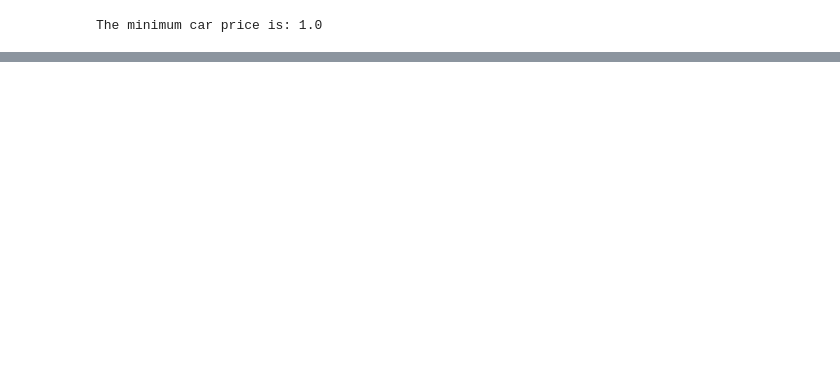
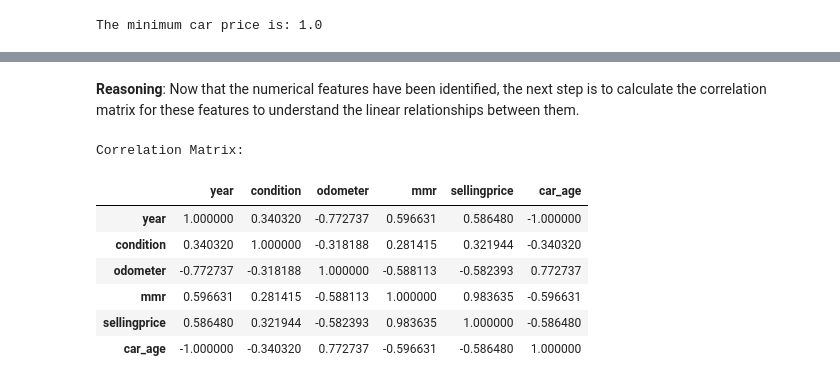
Before and after one commit to ashwinim2050/HeroVired-Assignment, a Jupyter notebook: Assignment.ipynb, the cells around one changed output, grey strips where cells are left out. Saved outputs shown, nothing was run; the diff lists cells and outputs as text; code cells hidden in the pictures; blank space fills up the shorter version.

```diff
--- a/Assignment.ipynb
+++ b/Assignment.ipynb
@@ -249,0 +300,4 @@ Number of cars with condition: 475
+# %%
+numerical_features_df = car_prices.select_dtypes(include=['number'])
+print("Numerical features DataFrame head:")
+display(numerical_features_df.head())
@@ -249,0 +312,16 @@ Number of cars with condition: 475
+# %% [markdown]
+**Reasoning**:
+Now that the numerical features have been identified, the next step is to calculate the correlation matrix for these features to understand the linear relationships between them.
+# %%
+correlation_matrix = numerical_features_df.corr()
+print("Correlation Matrix:")
+display(correlation_matrix)
+# %% [output]
+Correlation Matrix:
+|  | year | condition | odometer | mmr | sellingprice | car_age |
+| year | 1.000000 | 0.340320 | -0.772737 | 0.596631 | 0.586480 | -1.000000 |
+| condition | 0.340320 | 1.000000 | -0.318188 | 0.281415 | 0.321944 | -0.340320 |
+| odometer | -0.772737 | -0.318188 | 1.000000 | -0.588113 | -0.582393 | 0.772737 |
+| mmr | 0.596631 | 0.281415 | -0.588113 | 1.000000 | 0.983635 | -0.596631 |
+| sellingprice | 0.586480 | 0.321944 | -0.582393 | 0.983635 | 1.000000 | -0.586480 |
+| car_age | -1.000000 | -0.340320 | 0.772737 | -0.596631 | -0.586480 | 1.000000 |
```
Also changed, not shown: parts of 32 cells of this notebook.
